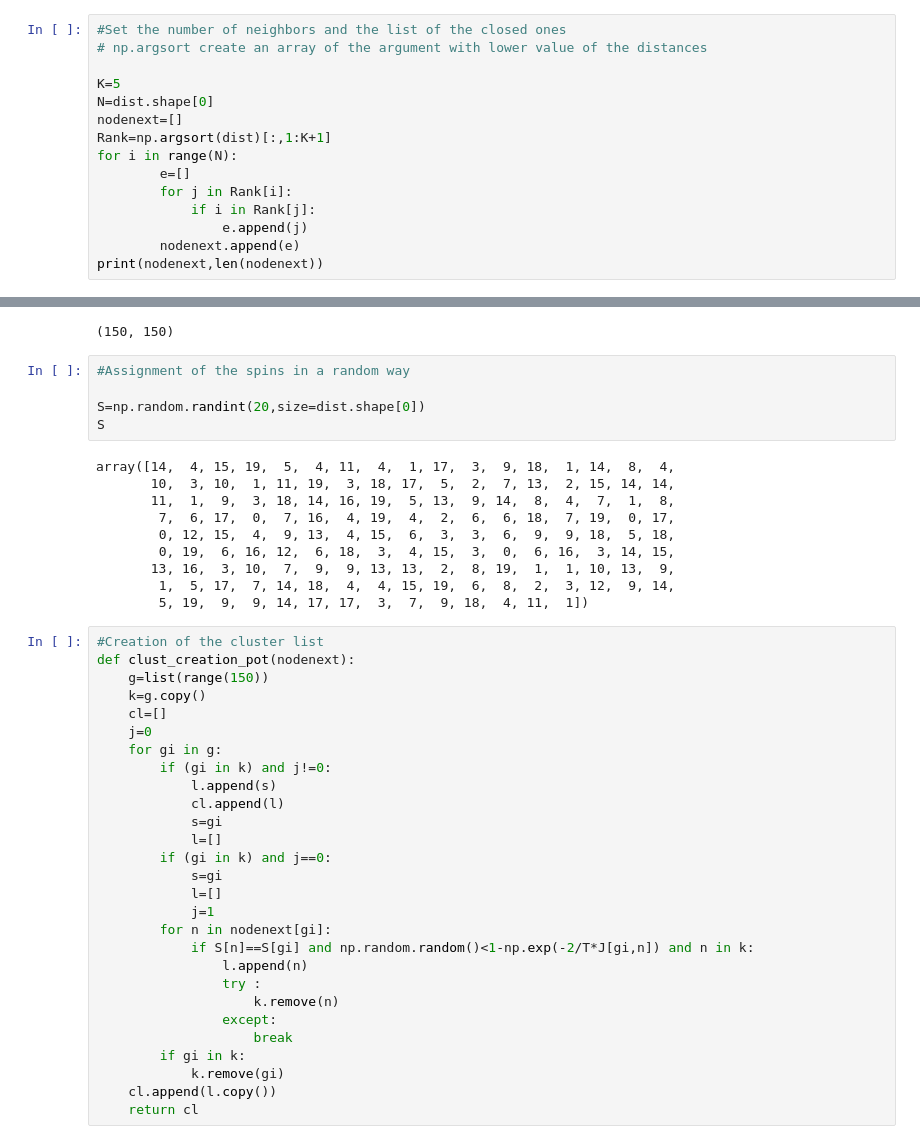
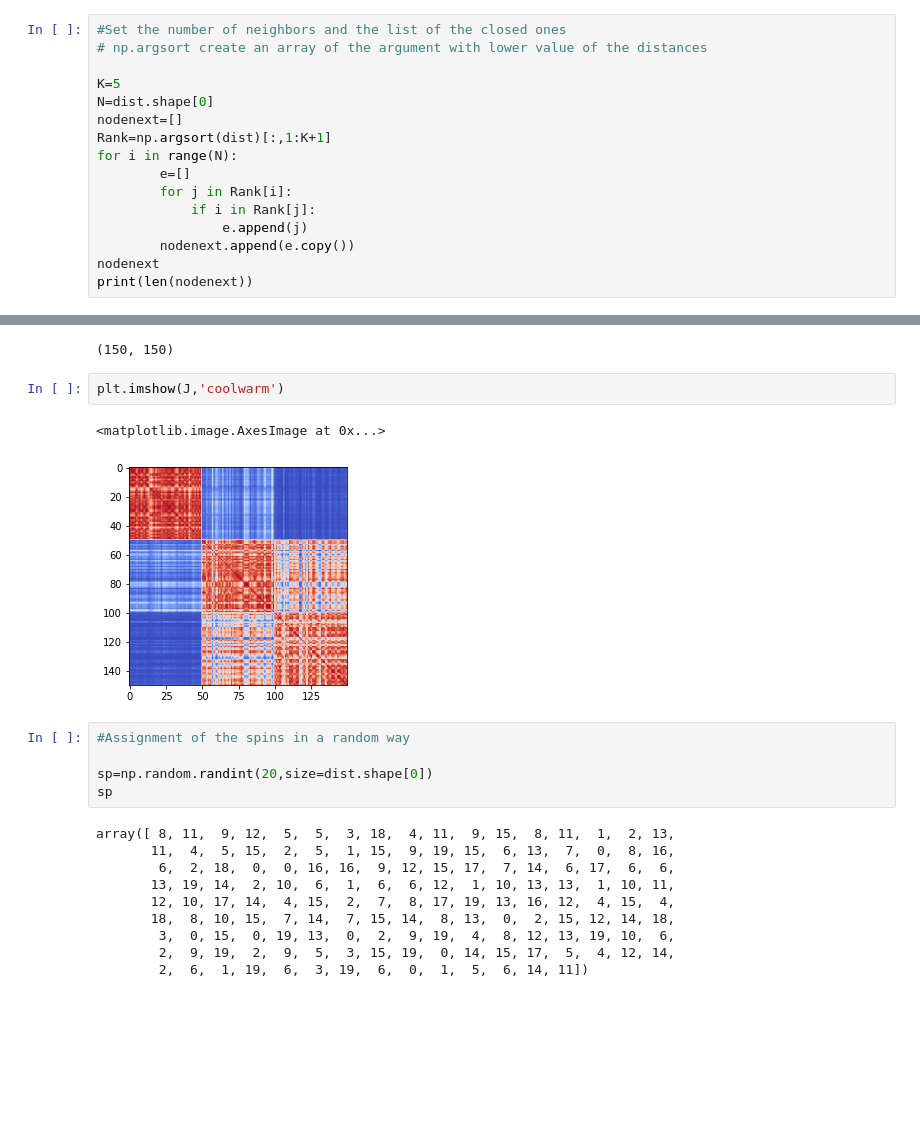
Before and after one commit to CarloGiorgio/Computational_Biolophysics, a Jupyter notebook: Clustering/potts_model.ipynb, the cells around one changed output, grey strips where cells are left out. Cells and saved outputs as stored; diff of their text form; blank space fills up the shorter version.

```diff
--- a/Clustering/potts_model.ipynb
+++ b/Clustering/potts_model.ipynb
@@ -25,6 +28,7 @@ for i in range(N):
         for j in Rank[i]:
             if i in Rank[j]:
                 e.append(j)
-        nodenext.append(e)
-print(nodenext,len(nodenext))
+        nodenext.append(e.copy())
+nodenext
+print(len(nodenext))
 # %% [output]
@@ -48,46 +52,23 @@ J = (1 / khat) * np.exp(- ( dist / a/2)**2)
 J.shape
 # %% [output]
 (150, 150)
+# %%
+plt.imshow(J,'coolwarm')
+# %% [output]
+<matplotlib.image.AxesImage at 0x...>
+[figure, added]
 # %%
 #Assignment of the spins in a random way
 
-S=np.random.randint(20,size=dist.shape[0])
-S
+sp=np.random.randint(20,size=dist.shape[0])
+sp
 # %% [output]
-array([14,  4, 15, 19,  5,  4, 11,  4,  1, 17,  3,  9, 18,  1, 14,  8,  4,
-       10,  3, 10,  1, 11, 19,  3, 18, 17,  5,  2,  7, 13,  2, 15, 14, 14,
-       11,  1,  9,  3, 18, 14, 16, 19,  5, 13,  9, 14,  8,  4,  7,  1,  8,
-        7,  6, 17,  0,  7, 16,  4, 19,  4,  2,  6,  6, 18,  7, 19,  0, 17,
-        0, 12, 15,  4,  9, 13,  4, 15,  6,  3,  3,  6,  9,  9, 18,  5, 18,
-        0, 19,  6, 16, 12,  6, 18,  3,  4, 15,  3,  0,  6, 16,  3, 14, 15,
-       13, 16,  3, 10,  7,  9,  9, 13, 13,  2,  8, 19,  1,  1, 10, 13,  9,
-        1,  5, 17,  7, 14, 18,  4,  4, 15, 19,  6,  8,  2,  3, 12,  9, 14,
-        5, 19,  9,  9, 14, 17, 17,  3,  7,  9, 18,  4, 11,  1])
+array([ 8, 11,  9, 12,  5,  5,  3, 18,  4, 11,  9, 15,  8, 11,  1,  2, 13,
+       11,  4,  5, 15,  2,  5,  1, 15,  9, 19, 15,  6, 13,  7,  0,  8, 16,
+        6,  2, 18,  0,  0, 16, 16,  9, 12, 15, 17,  7, 14,  6, 17,  6,  6,
+       13, 19, 14,  2, 10,  6,  1,  6,  6, 12,  1, 10, 13, 13,  1, 10, 11,
+       12, 10, 17, 14,  4, 15,  2,  7,  8, 17, 19, 13, 16, 12,  4, 15,  4,
+       18,  8, 10, 15,  7, 14,  7, 15, 14,  8, 13,  0,  2, 15, 12, 14, 18,
+        3,  0, 15,  0, 19, 13,  0,  2,  9, 19,  4,  8, 12, 13, 19, 10,  6,
+        2,  9, 19,  2,  9,  5,  3, 15, 19,  0, 14, 15, 17,  5,  4, 12, 14,
+        2,  6,  1, 19,  6,  3, 19,  6,  0,  1,  5,  6, 14, 11])
-# %%
-#Creation of the cluster list
-def clust_creation_pot(nodenext):
-    g=list(range(150))
-    k=g.copy()
-    cl=[]
-    j=0
-    for gi in g:
-        if (gi in k) and j!=0:
-            l.append(s)
-            cl.append(l)
-            s=gi
-            l=[]
-        if (gi in k) and j==0:
-            s=gi
-            l=[]
-            j=1
-        for n in nodenext[gi]:
-            if S[n]==S[gi] and np.random.random()<1-np.exp(-2/T*J[gi,n]) and n in k:
-                l.append(n)
-                try :
-                    k.remove(n)
-                except:
-                    break
-        if gi in k:
-            k.remove(gi)
-    cl.append(l.copy())
-    return cl
```
Also changed, not shown: parts of 17 cells of this notebook.
